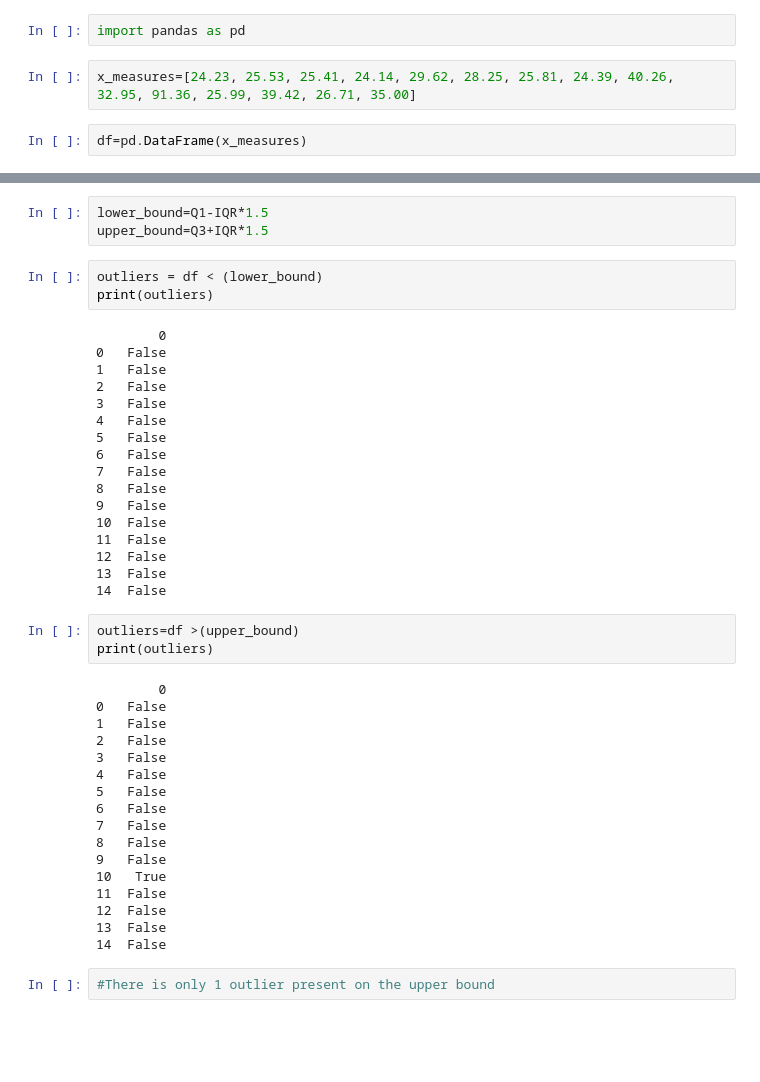
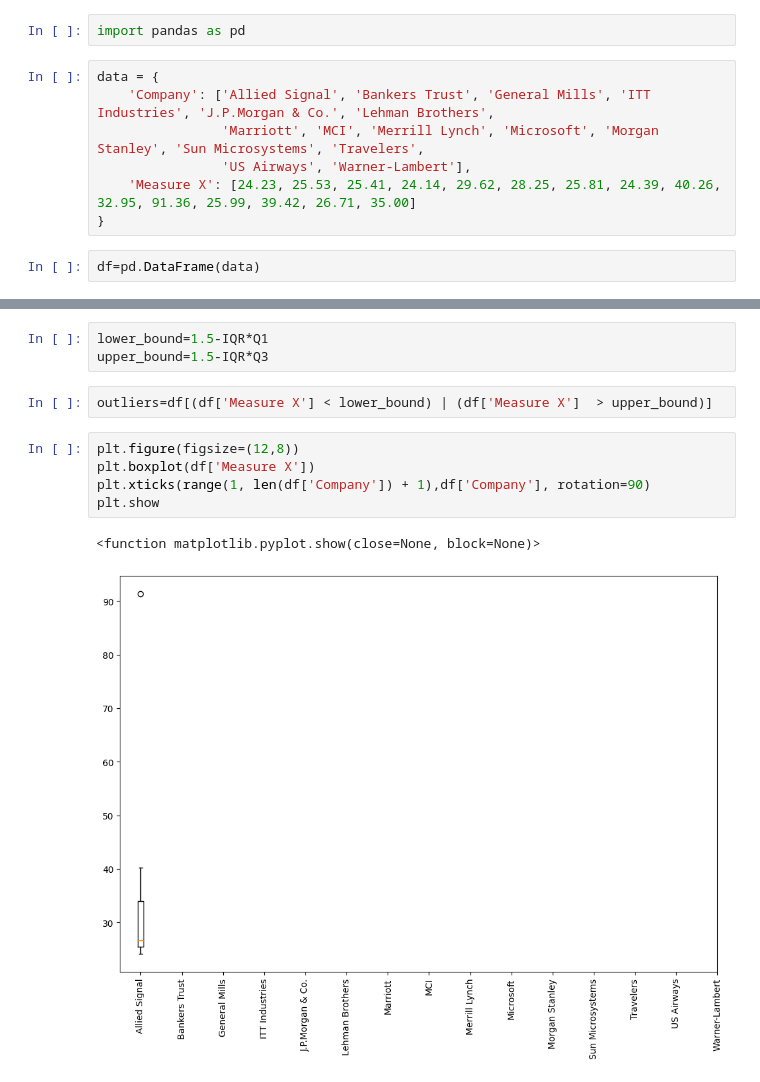
Before and after one commit to piyushrockzz/ExcelR-Projects-, a Jupyter notebook: Basic_statistics2_Q1.ipynb, the cells around one changed output, grey strips where cells are left out. Saved outputs shown, nothing was run; the diff lists cells and outputs as text; blank space fills up the shorter version.

```diff
--- a/Basic_statistics2_Q1.ipynb
+++ b/Basic_statistics2_Q1.ipynb
@@ -51,7 +51,12 @@ print(std_dv)
 # %%
 import pandas as pd
 # %%
-x_measures=[24.23, 25.53, 25.41, 24.14, 29.62, 28.25, 25.81, 24.39, 40.26, 32.95, 91.36, 25.99, 39.42, 26.71, 35.00]
+data = {
+    'Company': ['Allied Signal', 'Bankers Trust', 'General Mills', 'ITT Industries', 'J.P.Morgan & Co.', 'Lehman Brothers',
+                'Marriott', 'MCI', 'Merrill Lynch', 'Microsoft', 'Morgan Stanley', 'Sun Microsystems', 'Travelers',
+                'US Airways', 'Warner-Lambert'],
+    'Measure X': [24.23, 25.53, 25.41, 24.14, 29.62, 28.25, 25.81, 24.39, 40.26, 32.95, 91.36, 25.99, 39.42, 26.71, 35.00]
+}
 # %%
-df=pd.DataFrame(x_measures)
+df=pd.DataFrame(data)
 # %%
@@ -61,46 +66,14 @@ Q3=df.quantile(0.75)
 IQR=Q3-Q1
 # %%
-lower_bound=Q1-IQR*1.5
-upper_bound=Q3+IQR*1.5
+lower_bound=1.5-IQR*Q1
+upper_bound=1.5-IQR*Q3
-# %%
-outliers = df < (lower_bound)
-print(outliers)
-# %% [output]
-        0
-0   False
-1   False
-2   False
-3   False
-4   False
-5   False
-6   False
-7   False
-8   False
-9   False
-10  False
-11  False
-12  False
-13  False
-14  False
-# %%
-outliers=df >(upper_bound)
-print(outliers)
-# %% [output]
-        0
-0   False
-1   False
-2   False
-3   False
-4   False
-5   False
-6   False
-7   False
-8   False
-9   False
-10   True
-11  False
-12  False
-13  False
-14  False
-# %%
-#There is only 1 outlier present on the upper bound
+# %%
+outliers=df[(df['Measure X'] < lower_bound) | (df['Measure X']  > upper_bound)]
+# %%
+plt.figure(figsize=(12,8))
+plt.boxplot(df['Measure X'])
+plt.xticks(range(1, len(df['Company']) + 1),df['Company'], rotation=90)
+plt.show
+# %% [output]
+<function matplotlib.pyplot.show(close=None, block=None)>
+[figure, added]
```
Also changed, not shown: parts of 1 cell of this notebook.
